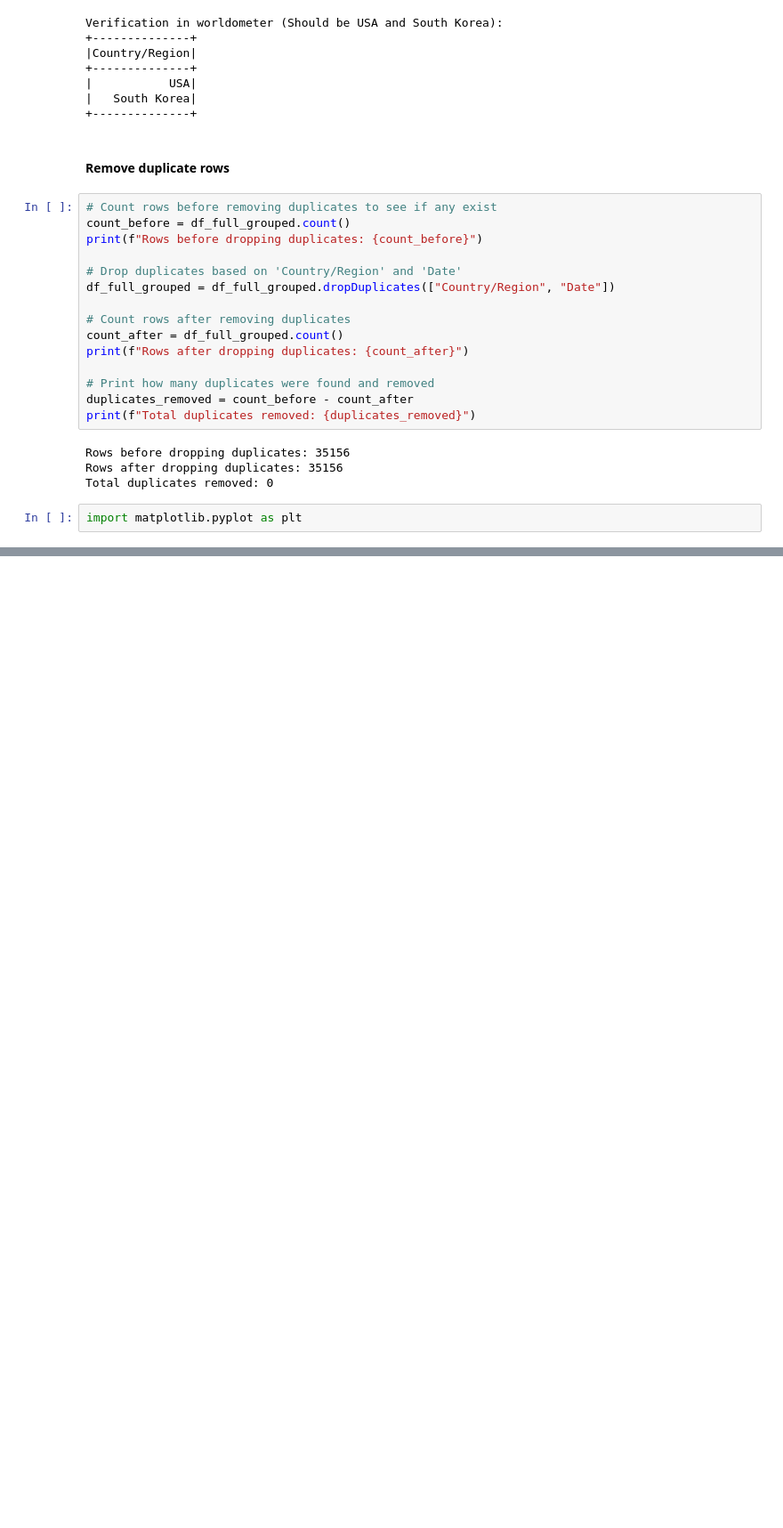
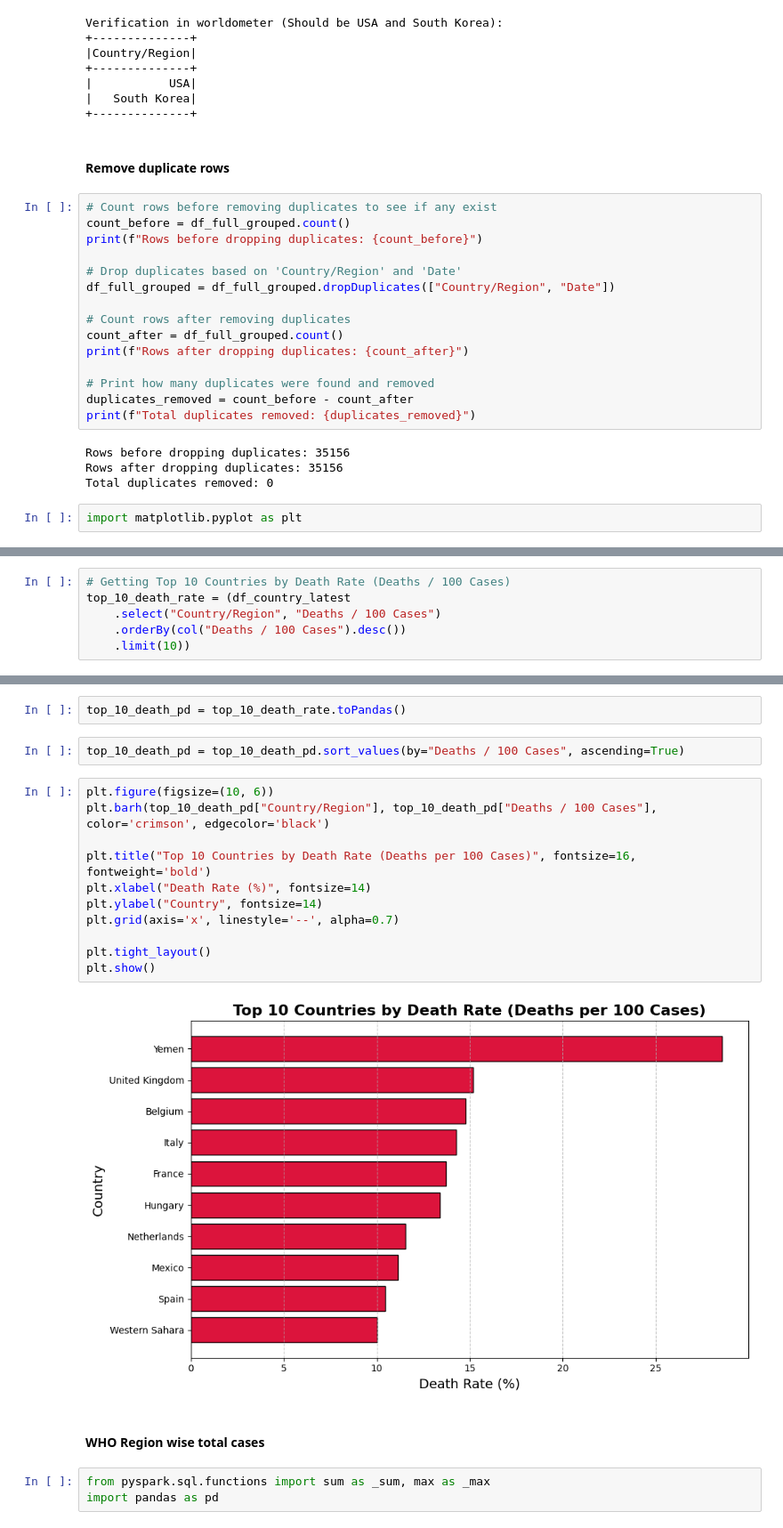
Before and after one commit to amitkr069/DataAnalysisCovid19, a Jupyter notebook: covid_analysis.ipynb, the cells around one changed output, grey strips where cells are left out. Shown at 89% size. Saved outputs shown, nothing was run; the diff lists cells and outputs as text; blank space fills up the shorter version.

```diff
--- a/covid_analysis.ipynb
+++ b/covid_analysis.ipynb
@@ -343,0 +391,6 @@ import matplotlib.pyplot as plt
+# %%
+# Getting Top 10 Countries by Death Rate (Deaths / 100 Cases)
+top_10_death_rate = (df_country_latest
+    .select("Country/Region", "Deaths / 100 Cases")
+    .orderBy(col("Deaths / 100 Cases").desc())
+    .limit(10))
@@ -343,0 +416,22 @@ import matplotlib.pyplot as plt
+# %%
+top_10_death_pd = top_10_death_rate.toPandas()
+# %%
+top_10_death_pd = top_10_death_pd.sort_values(by="Deaths / 100 Cases", ascending=True)
+# %%
+plt.figure(figsize=(10, 6))
+plt.barh(top_10_death_pd["Country/Region"], top_10_death_pd["Deaths / 100 Cases"], color='crimson', edgecolor='black')
+
+plt.title("Top 10 Countries by Death Rate (Deaths per 100 Cases)", fontsize=16, fontweight='bold')
+plt.xlabel("Death Rate (%)", fontsize=14)
+plt.ylabel("Country", fontsize=14)
+plt.grid(axis='x', linestyle='--', alpha=0.7)
+
+plt.tight_layout()
+plt.show()
+# %% [output]
+[figure, added]
+# %% [markdown]
+#### WHO Region wise total cases
+# %%
+from pyspark.sql.functions import sum as _sum, max as _max
+import pandas as pd
```
Also changed, not shown: parts of 15 cells of this notebook.
